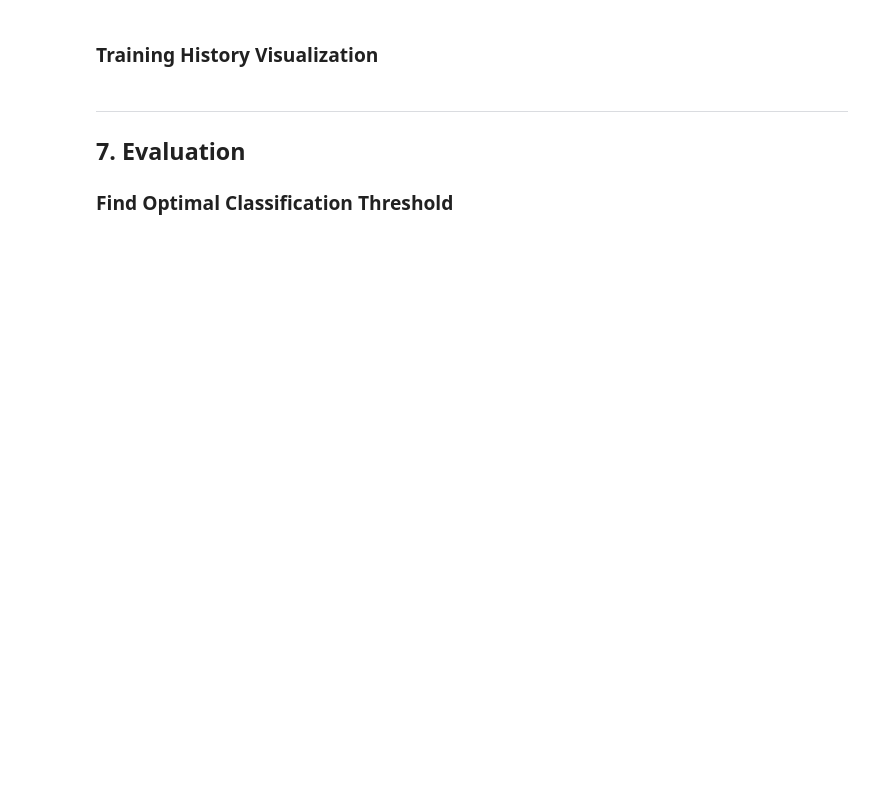
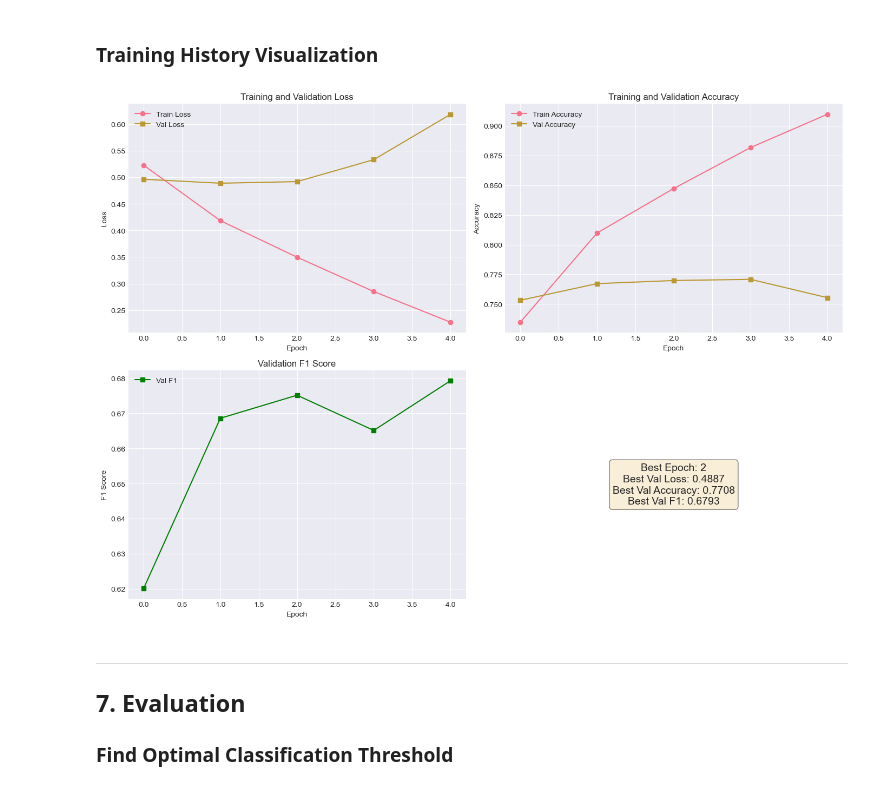
Before and after one commit to jackshengxinz/ECE364-final-project, a Jupyter notebook: Quora_Duplicate_Questions.ipynb, the cells around one changed output. Drawn from its saved outputs; the diff is of its cells as text; code cells hidden in the pictures; blank space fills up the shorter version.

Commit message:
fix import errors, run the existing code

```diff
--- a/Quora_Duplicate_Questions.ipynb
+++ b/Quora_Duplicate_Questions.ipynb
@@ -1391,9 +1443,52 @@ NameError: name 'optim' is not defined
 # %% [markdown]
 ### Training History Visualization
 # %%
-from evaluate import plot_training_history
+# from evaluate import plot_training_history
+# Plotting training history directly
 
-plot_training_history(history, save_path='training_history.png', show=True)
+# Visualization of training history
+fig, axes = plt.subplots(2, 2, figsize=(14, 10))
+
+# Plot 1: Loss
+axes[0, 0].plot(history['train_loss'], label='Train Loss', marker='o')
+axes[0, 0].plot(history['val_loss'], label='Val Loss', marker='s')
+axes[0, 0].set_xlabel('Epoch')
+axes[0, 0].set_ylabel('Loss')
+axes[0, 0].set_title('Training and Validation Loss')
+axes[0, 0].legend()
+axes[0, 0].grid(True)
+
+# Plot 2: Accuracy
+axes[0, 1].plot(history['train_accuracy'], label='Train Accuracy', marker='o')
+axes[0, 1].plot(history['val_accuracy'], label='Val Accuracy', marker='s')
+axes[0, 1].set_xlabel('Epoch')
+axes[0, 1].set_ylabel('Accuracy')
+axes[0, 1].set_title('Training and Validation Accuracy')
+axes[0, 1].legend()
+axes[0, 1].grid(True)
+
+# Plot 3: F1 Score
+axes[1, 0].plot(history['val_f1'], label='Val F1', marker='s', color='green')
+axes[1, 0].set_xlabel('Epoch')
+axes[1, 0].set_ylabel('F1 Score')
+axes[1, 0].set_title('Validation F1 Score')
+axes[1, 0].legend()
+axes[1, 0].grid(True)
+
+# Plot 4: Summary
+axes[1, 1].axis('off')
+summary_text = f"Best Epoch: {np.argmin(history['val_loss']) + 1}\n"
+summary_text += f"Best Val Loss: {min(history['val_loss']):.4f}\n"
+summary_text += f"Best Val Accuracy: {max(history['val_accuracy']):.4f}\n"
+summary_text += f"Best Val F1: {max(history['val_f1']):.4f}"
+axes[1, 1].text(0.5, 0.5, summary_text, fontsize=14, ha='center', va='center',
+                bbox=dict(boxstyle='round', facecolor='wheat', alpha=0.5))
+
+plt.tight_layout()
+plt.savefig('training_history.png', dpi=150, bbox_inches='tight')
+plt.show()
+# %% [output]
+[figure, added]
 # %% [markdown]
 
 ---
```
Also changed, not shown: parts of 23 cells of this notebook, 6 other files.
